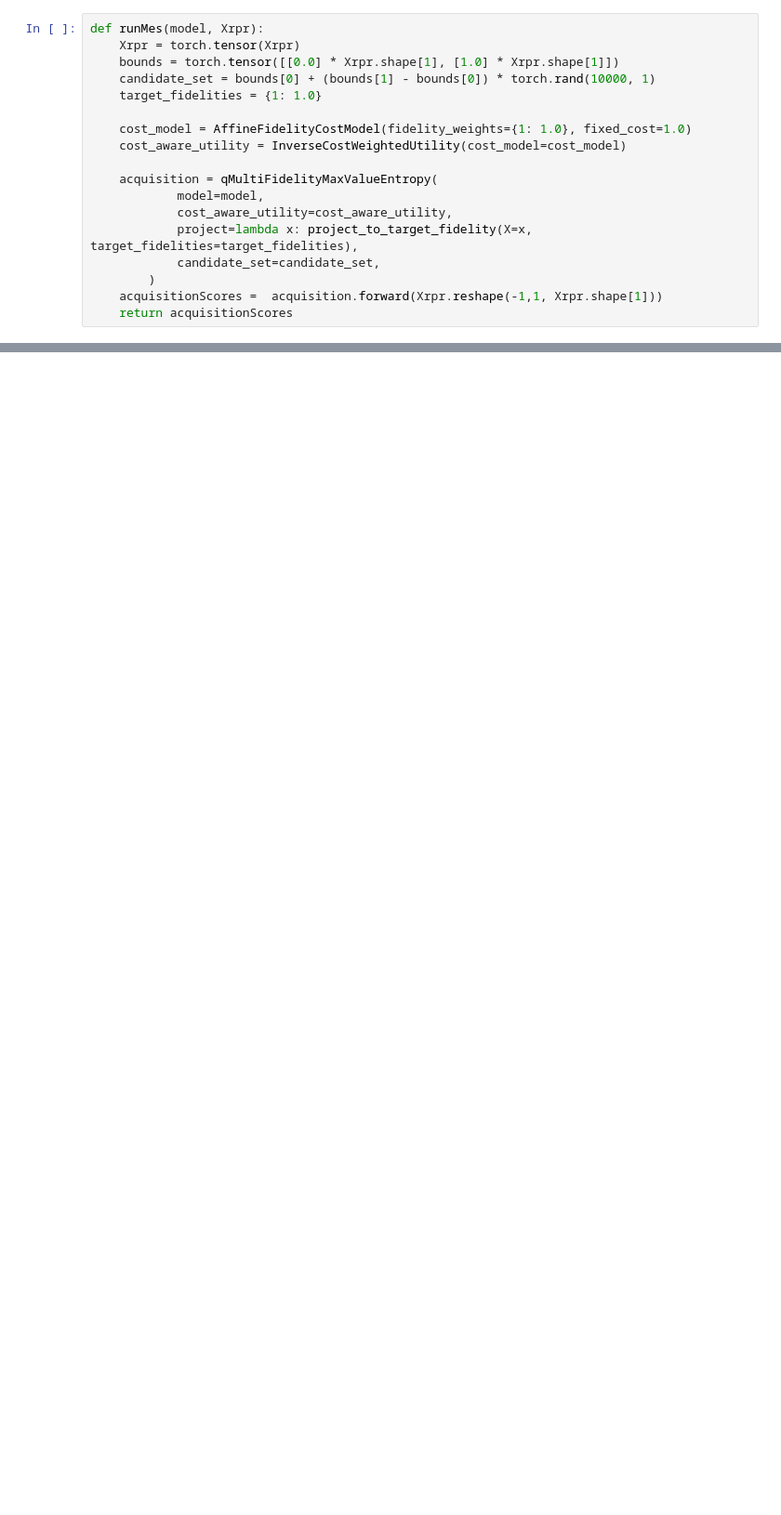
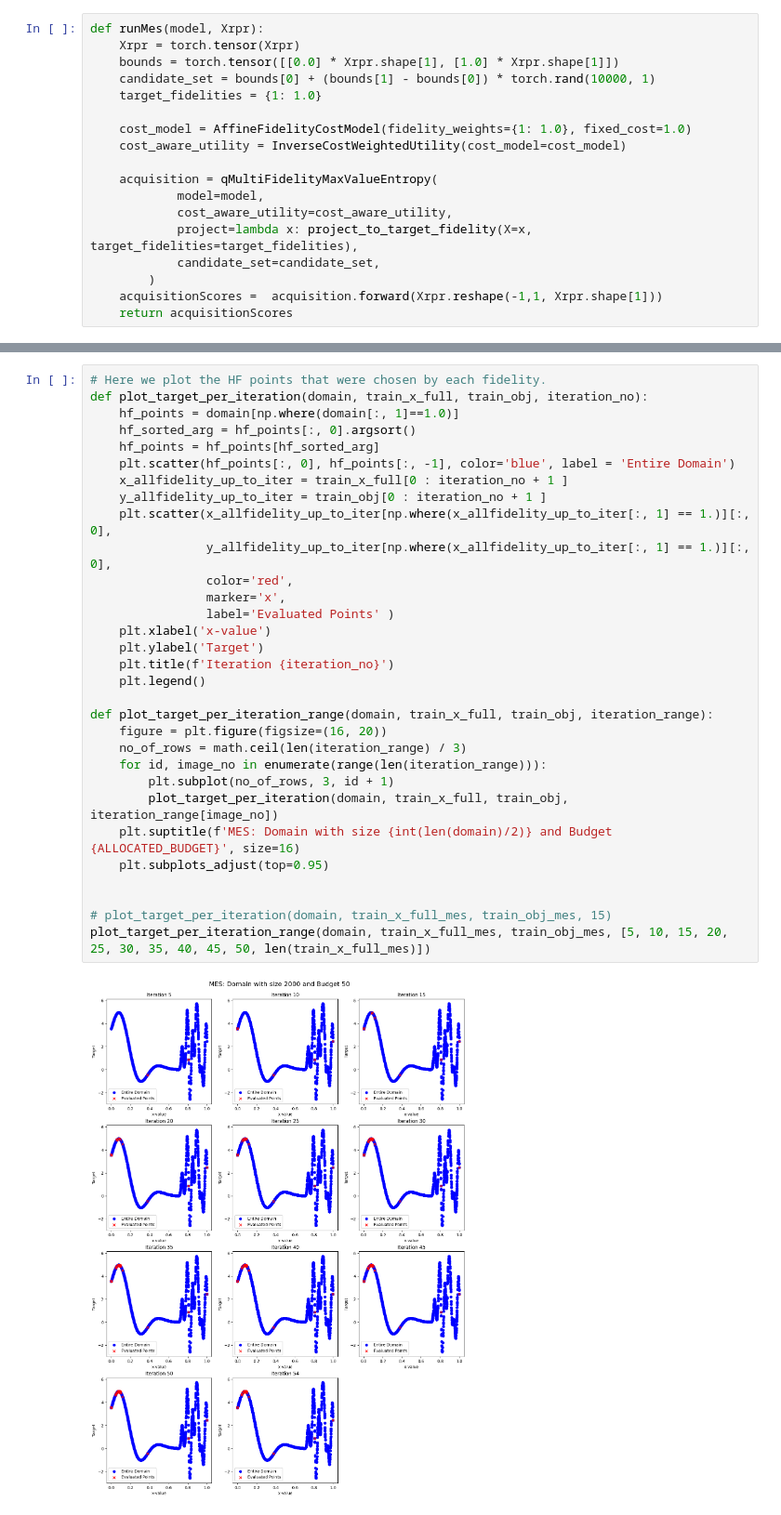
Before and after one commit to kernelCruncher/MFBO, a Jupyter notebook: notebooks/MESSyntheticFunction.ipynb, the cells around one changed output, grey strips where cells are left out. Shown at 93% size. Cells and saved outputs as stored; diff of their text form; blank space fills up the shorter version.

```diff
--- a/notebooks/MESSyntheticFunction.ipynb
+++ b/notebooks/MESSyntheticFunction.ipynb
@@ -279,0 +323,33 @@ plot_cost(domain, modelDict)
+# %%
+# Here we plot the HF points that were chosen by each fidelity.
+def plot_target_per_iteration(domain, train_x_full, train_obj, iteration_no):
+    hf_points = domain[np.where(domain[:, 1]==1.0)]
+    hf_sorted_arg = hf_points[:, 0].argsort()
+    hf_points = hf_points[hf_sorted_arg]
+    plt.scatter(hf_points[:, 0], hf_points[:, -1], color='blue', label = 'Entire Domain')
+    x_allfidelity_up_to_iter = train_x_full[0 : iteration_no + 1 ]
+    y_allfidelity_up_to_iter = train_obj[0 : iteration_no + 1 ]
+    plt.scatter(x_allfidelity_up_to_iter[np.where(x_allfidelity_up_to_iter[:, 1] == 1.)][:, 0],
+                y_allfidelity_up_to_iter[np.where(x_allfidelity_up_to_iter[:, 1] == 1.)][:, 0],
+                color='red',
+                marker='x',
+                label='Evaluated Points' )
+    plt.xlabel('x-value')
+    plt.ylabel('Target')
+    plt.title(f'Iteration {iteration_no}')
+    plt.legend()
+
+def plot_target_per_iteration_range(domain, train_x_full, train_obj, iteration_range):
+    figure = plt.figure(figsize=(16, 20))
+    no_of_rows = math.ceil(len(iteration_range) / 3)
+    for id, image_no in enumerate(range(len(iteration_range))):
+        plt.subplot(no_of_rows, 3, id + 1)
+        plot_target_per_iteration(domain, train_x_full, train_obj, iteration_range[image_no])
+    plt.suptitle(f'MES: Domain with size {int(len(domain)/2)} and Budget {ALLOCATED_BUDGET}', size=16)
+    plt.subplots_adjust(top=0.95)
+
+
+# plot_target_per_iteration(domain, train_x_full_mes, train_obj_mes, 15)
+plot_target_per_iteration_range(domain, train_x_full_mes, train_obj_mes, [5, 10, 15, 20, 25, 30, 35, 40, 45, 50, len(train_x_full_mes)])
+# %% [output]
+[figure, added]
```
Also changed, not shown: parts of 25 cells of this notebook.
